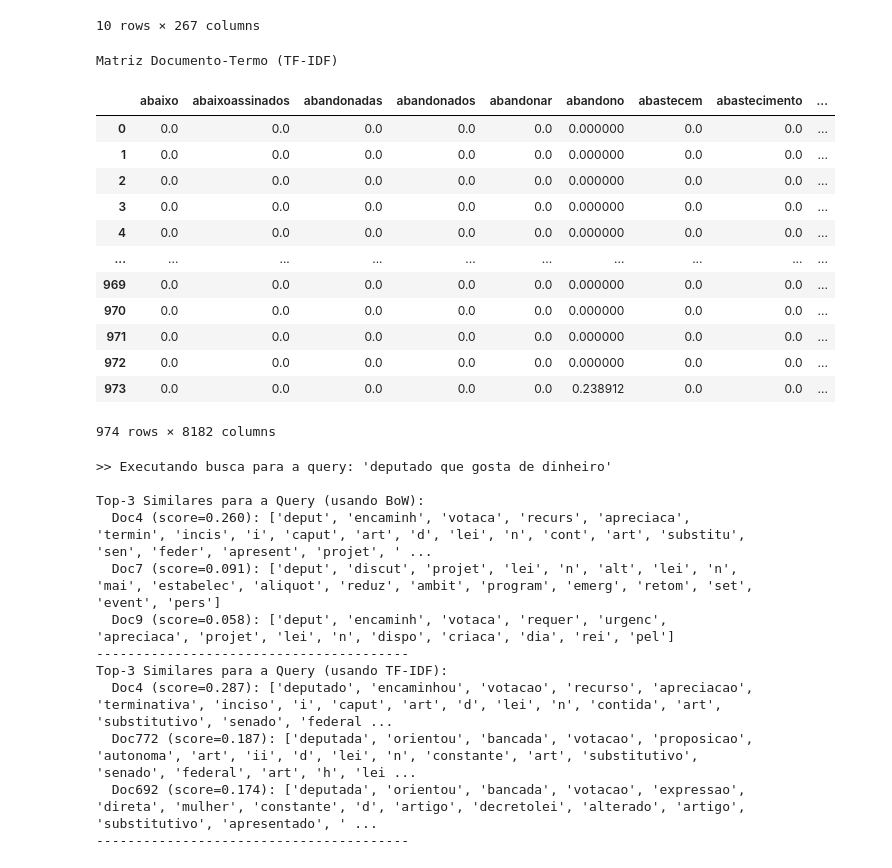
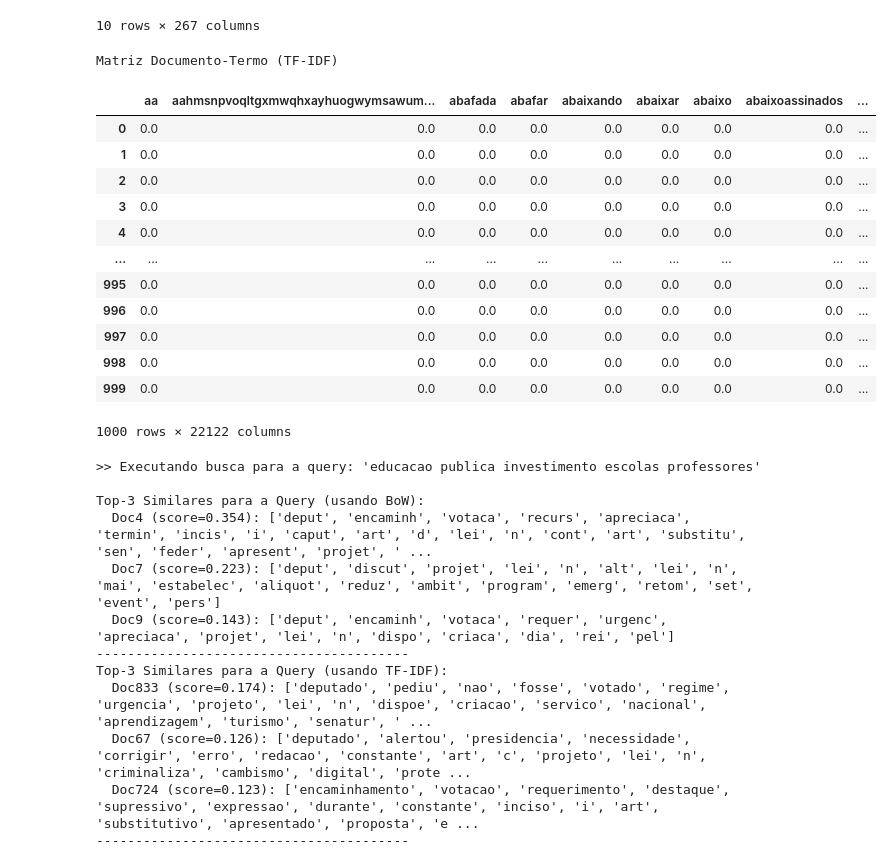
Before and after one commit to micaelol12/PLN, a Jupyter notebook: Trabalho/notebook.ipynb, the cells around one changed output. Cells and saved outputs as stored; diff of their text form; code cells hidden in the pictures.

```diff
--- a/Trabalho/notebook.ipynb
+++ b/Trabalho/notebook.ipynb
@@ -86,26 +86,28 @@ def processar_dados_td_idf(campo,size):
 
     return X_tfidf, tfidf_vec, corpus
 # %%
-x1,vec1,corpus1 = processar_dados_td_idf("sumario_tokens",100)
-x2,vec2,corpus2 = processar_dados_td_idf("sumario_stemizado",1000)
-x3,vec3,corpus3 = processar_dados_td_idf("sumario_lemizado",1000)
+QUANTITY = 10000
+
+x1,vec1,corpus1 = processar_dados_td_idf("transcricao_tokens", QUANTITY)
+x2,vec2,corpus2 = processar_dados_td_idf("transcricao_stemizado", QUANTITY)
+x3,vec3,corpus3 = processar_dados_td_idf("transcricao_lemizado", QUANTITY)
 
 mostrar_tabela(x1,vec1,"Matriz Documento-Termo (TF-IDF)")
 # %% [output]
 Matriz Documento-Termo (TF-IDF)
-|  | abaixo | abaixoassinados | abandonadas | abandonados | abandonar | abandono | abastecem | abastecimento | ... |
-| 0 | 0.0 | 0.0 | 0.0 | 0.0 | 0.0 | 0.000000 | 0.0 | 0.0 | ... |
-| 1 | 0.0 | 0.0 | 0.0 | 0.0 | 0.0 | 0.000000 | 0.0 | 0.0 | ... |
-| 2 | 0.0 | 0.0 | 0.0 | 0.0 | 0.0 | 0.000000 | 0.0 | 0.0 | ... |
-| 3 | 0.0 | 0.0 | 0.0 | 0.0 | 0.0 | 0.000000 | 0.0 | 0.0 | ... |
-| 4 | 0.0 | 0.0 | 0.0 | 0.0 | 0.0 | 0.000000 | 0.0 | 0.0 | ... |
+|  | aa | aahmsnpvoqltgxmwqhxayhuogwymsawum... | abafada | abafar | abaixando | abaixar | abaixo | abaixoassinados | ... |
+| 0 | 0.0 | 0.0 | 0.0 | 0.0 | 0.0 | 0.0 | 0.0 | 0.0 | ... |
+| 1 | 0.0 | 0.0 | 0.0 | 0.0 | 0.0 | 0.0 | 0.0 | 0.0 | ... |
+| 2 | 0.0 | 0.0 | 0.0 | 0.0 | 0.0 | 0.0 | 0.0 | 0.0 | ... |
+| 3 | 0.0 | 0.0 | 0.0 | 0.0 | 0.0 | 0.0 | 0.0 | 0.0 | ... |
+| 4 | 0.0 | 0.0 | 0.0 | 0.0 | 0.0 | 0.0 | 0.0 | 0.0 | ... |
 | ... | ... | ... | ... | ... | ... | ... | ... | ... | ... |
-| 969 | 0.0 | 0.0 | 0.0 | 0.0 | 0.0 | 0.000000 | 0.0 | 0.0 | ... |
-| 970 | 0.0 | 0.0 | 0.0 | 0.0 | 0.0 | 0.000000 | 0.0 | 0.0 | ... |
-| 971 | 0.0 | 0.0 | 0.0 | 0.0 | 0.0 | 0.000000 | 0.0 | 0.0 | ... |
-| 972 | 0.0 | 0.0 | 0.0 | 0.0 | 0.0 | 0.000000 | 0.0 | 0.0 | ... |
-| 973 | 0.0 | 0.0 | 0.0 | 0.0 | 0.0 | 0.238912 | 0.0 | 0.0 | ... |
+| 995 | 0.0 | 0.0 | 0.0 | 0.0 | 0.0 | 0.0 | 0.0 | 0.0 | ... |
+| 996 | 0.0 | 0.0 | 0.0 | 0.0 | 0.0 | 0.0 | 0.0 | 0.0 | ... |
+| 997 | 0.0 | 0.0 | 0.0 | 0.0 | 0.0 | 0.0 | 0.0 | 0.0 | ... |
+| 998 | 0.0 | 0.0 | 0.0 | 0.0 | 0.0 | 0.0 | 0.0 | 0.0 | ... |
+| 999 | 0.0 | 0.0 | 0.0 | 0.0 | 0.0 | 0.0 | 0.0 | 0.0 | ... |
-974 rows × 8182 columns
+1000 rows × 22122 columns
 # %%
 def search_and_rank(query, vectorizer, X_corpus, corpus, method_name):
     """
@@ -121,23 +123,24 @@ def search_and_rank(query, vectorizer, X_corpus, corpus, method_name):
             print(f"  Doc{i+1} (score={sim_scores[i]:.3f}): {corpus[i]}")
     print("-" * 40)
 # %%
-query = "deputado que gosta de dinheiro"
+query = "educacao publica investimento escolas professores"
 
 print(f">> Executando busca para a query: '{query}'\n")
+
 search_and_rank(query, bow_vec, X_bow, bow_corpus, "BoW")
 search_and_rank(query, vec1, x1, corpus1, "TF-IDF")
 # %% [output]
->> Executando busca para a query: 'deputado que gosta de dinheiro'
+>> Executando busca para a query: 'educacao publica investimento escolas professores'
 
 Top-3 Similares para a Query (usando BoW):
-  Doc4 (score=0.260): ['deput', 'encaminh', 'votaca', 'recurs', 'apreciaca', 'termin', 'incis', 'i', 'caput', 'art', 'd', 'lei', 'n', 'cont', 'art', 'substitu', 'sen', 'feder', 'apresent', 'projet', ' ...
-  Doc7 (score=0.091): ['deput', 'discut', 'projet', 'lei', 'n', 'alt', 'lei', 'n', 'mai', 'estabelec', 'aliquot', 'reduz', 'ambit', 'program', 'emerg', 'retom', 'set', 'event', 'pers']
-  Doc9 (score=0.058): ['deput', 'encaminh', 'votaca', 'requer', 'urgenc', 'apreciaca', 'projet', 'lei', 'n', 'dispo', 'criaca', 'dia', 'rei', 'pel']
+  Doc4 (score=0.354): ['deput', 'encaminh', 'votaca', 'recurs', 'apreciaca', 'termin', 'incis', 'i', 'caput', 'art', 'd', 'lei', 'n', 'cont', 'art', 'substitu', 'sen', 'feder', 'apresent', 'projet', ' ...
+  Doc7 (score=0.223): ['deput', 'discut', 'projet', 'lei', 'n', 'alt', 'lei', 'n', 'mai', 'estabelec', 'aliquot', 'reduz', 'ambit', 'program', 'emerg', 'retom', 'set', 'event', 'pers']
+  Doc9 (score=0.143): ['deput', 'encaminh', 'votaca', 'requer', 'urgenc', 'apreciaca', 'projet', 'lei', 'n', 'dispo', 'criaca', 'dia', 'rei', 'pel']
 ----------------------------------------
 Top-3 Similares para a Query (usando TF-IDF):
-  Doc4 (score=0.287): ['deputado', 'encaminhou', 'votacao', 'recurso', 'apreciacao', 'terminativa', 'inciso', 'i', 'caput', 'art', 'd', 'lei', 'n', 'contida', 'art', 'substitutivo', 'senado', 'federal ...
-  Doc772 (score=0.187): ['deputada', 'orientou', 'bancada', 'votacao', 'proposicao', 'autonoma', 'art', 'ii', 'd', 'lei', 'n', 'constante', 'art', 'substitutivo', 'senado', 'federal', 'art', 'h', 'lei ...
-  Doc692 (score=0.174): ['deputada', 'orientou', 'bancada', 'votacao', 'expressao', 'direta', 'mulher', 'constante', 'd', 'artigo', 'decretolei', 'alterado', 'artigo', 'substitutivo', 'apresentado', ' ...
+  Doc833 (score=0.174): ['deputado', 'pediu', 'nao', 'fosse', 'votado', 'regime', 'urgencia', 'projeto', 'lei', 'n', 'dispoe', 'criacao', 'servico', 'nacional', 'aprendizagem', 'turismo', 'senatur', ' ...
+  Doc67 (score=0.126): ['deputado', 'alertou', 'presidencia', 'necessidade', 'corrigir', 'erro', 'redacao', 'constante', 'art', 'c', 'projeto', 'lei', 'n', 'criminaliza', 'cambismo', 'digital', 'prote ...
+  Doc724 (score=0.123): ['encaminhamento', 'votacao', 'requerimento', 'destaque', 'supressivo', 'expressao', 'durante', 'constante', 'inciso', 'i', 'art', 'substitutivo', 'apresentado', 'proposta', 'e ...
 ----------------------------------------
 # %%
 print("Calculando a matriz de similaridade de cossenos...")
```
Also changed, not shown: parts of 1 cell of this notebook.
